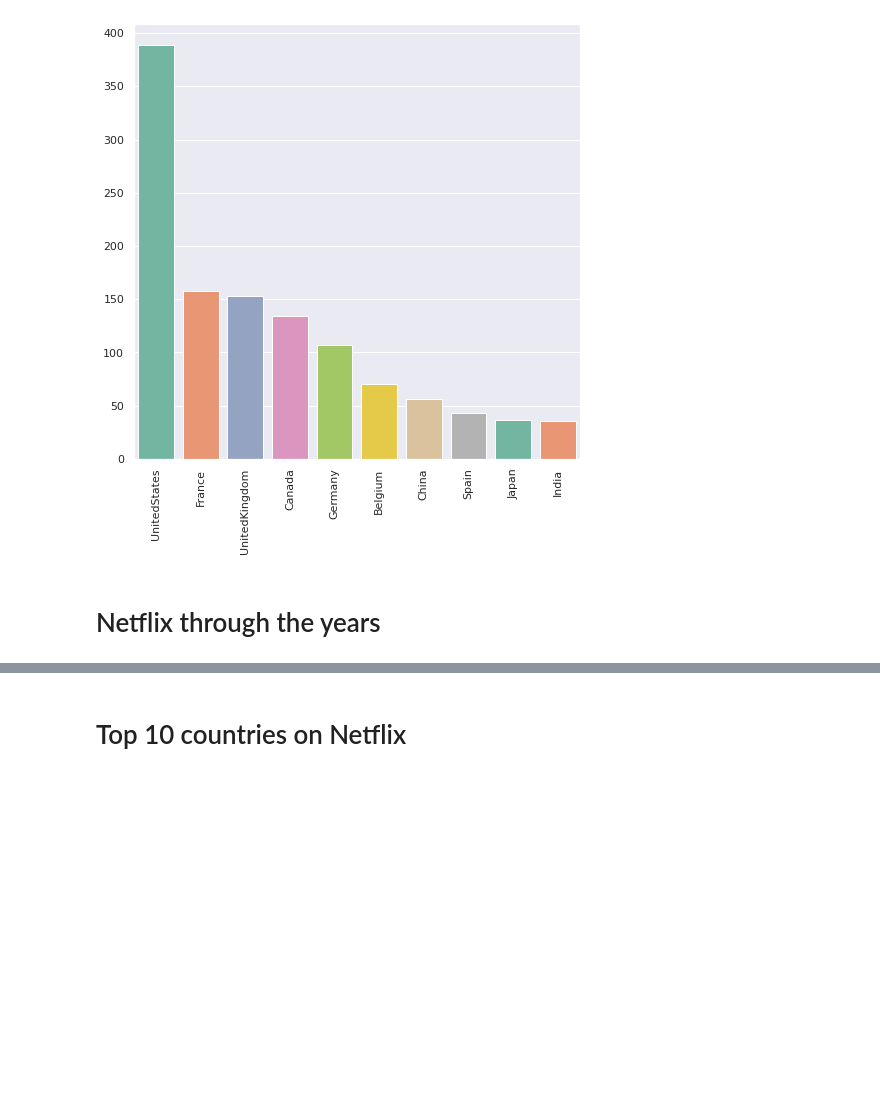
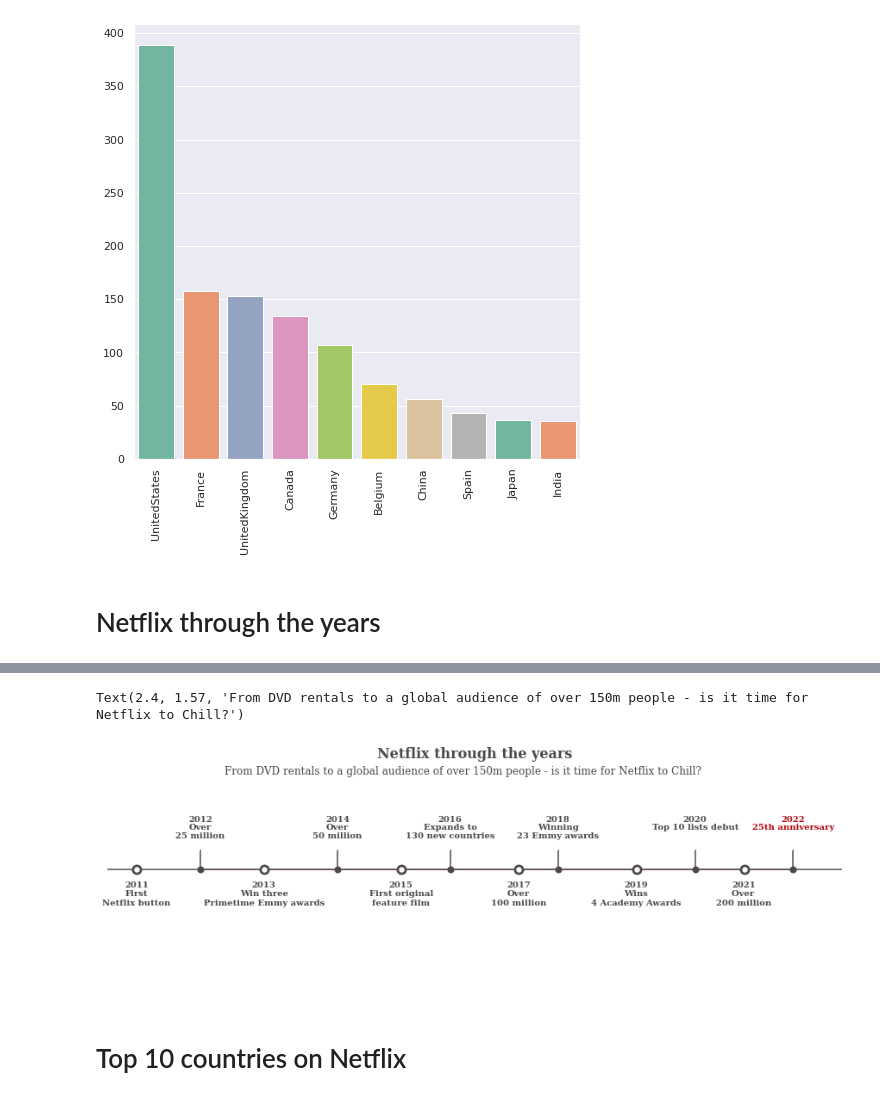
Before and after one commit to temple17/kagglepractice, a Jupyter notebook: Netflix_Movies_and_TV_Shows.ipynb, the cells around one changed output, grey strips where cells are left out. Drawn from its saved outputs; the diff is of its cells as text; code cells hidden in the pictures; blank space fills up the shorter version.

```diff
--- a/Netflix_Movies_and_TV_Shows.ipynb
+++ b/Netflix_Movies_and_TV_Shows.ipynb
@@ -245,3 +250,80 @@ plt.savefig('netflix_through_the_years.png', dpi=100)
+# %%
+# Timeline code from Subin An's awesome notebook
+# https://www.kaggle.com/subinium/awesome-visualization-with-titanic-dataset
+
+from datetime import datetime
+
+tl_dates = [
+    "2011\nFirst\nNetflix button",
+    "2013\nWin three\nPrimetime Emmy awards",
+    "2015\nFirst original\nfeature film",
+    "2017\nOver\n100 million",
+    "2019\nWins\n4 Academy Awards",
+    "2021\nOver \n200 million"
+]
+
+tl_x = [0.6, 3.2, 6.0, 8.4, 10.8, 13]
+
+tl_sub_x = [1.9, 4.7, 7.0, 9.2, 12, 14]
+
+tl_sub_times = [
+    "2012", "2014","2016", "2018", "2020", "2022"
+]
+
+tl_text = ["Over\n25 million", "Over\n50 million","Expands to\n130 new countries","Winning\n23 Emmy awards","Top 10 lists debut",
+    "25th anniversary"
+    ]
+
+fig, ax = plt.subplots(figsize=(12, 4), constrained_layout=True)
+ax.set_ylim(-2, 1.75)
+ax.set_xlim(0, 15)
+
+ax.axhline(0, xmin=0, c='#4a4a4a', zorder=1)
+
+ax.scatter(tl_x, np.zeros(len(tl_x)), s=120, c='#4a4a4a',zorder=2)
+ax.scatter(tl_x, np.zeros(len(tl_x)), s=30, c='#fafafa', zorder=3)
+
+ax.scatter(tl_sub_x, np.zeros(len(tl_sub_x)), s=50, c='#4a4a4a', zorder=4)
+
+for x, date in zip(tl_x, tl_dates):
+    ax.text(x, -0.2, date, ha='center', fontfamily='serif', fontweight='bold', va = 'top',
+            color='#4a4a4a',fontsize=10)
+
+levels = np.zeros(len(tl_sub_x))
+levels[::2] = 0.3
+levels[1::2] = 0.3
+
+markerline, stemline, baseline = ax.stem(tl_sub_x, levels, use_line_collection=True)
+plt.setp(baseline, zorder=0)
+plt.setp(markerline, marker=',', color='#4a4a4a')
+plt.setp(stemline, color='#4a4a4a')
+
+for idx, x, time, txt in zip(range(1, len(tl_sub_x)+1), tl_sub_x, tl_sub_times, tl_text):
+    ax.text(x, 0.89, time, ha='center', va = 'top',
+            fontfamily='serif', fontweight='bold',
+            color='#4a4a4a' if idx!=len(tl_sub_x) else '#b20710', fontsize=10)
+
+    ax.text(x, 0.76, txt, va='top',ha='center', fontweight='bold', fontsize=10,
+            fontfamily='serif', color='#4a4a4a' if idx!=len(tl_sub_x) else '#b20710')
+
+for spine in ['left', 'top', 'right', 'bottom']:
+    ax.spines[spine].set_visible(False)
+
+ax.set_xticks([])
+ax.set_yticks([])
+ax.set_facecolor('none')
+
+ax.set_title('Netflix through the years', fontweight='bold', fontfamily='serif', fontsize=16, color='#4a4a4a')
+ax.text(2.4, 1.57, "From DVD rentals to a global audience of over 150m people - is it time for Netflix to Chill?", fontfamily='serif',
+        fontsize=12, color='#4a4a4a')
+
+# images_dir = '/content/drive/MyDrive/kaggle/Netflix Movies and TV Shows'
+# plt.savefig(f"{images_dir}/netflix_history2.png", dpi=200)
+# from google.colab import files
+# files.download(f"{images_dir}/netflix_history2.png")
+# %% [output]
+Text(2.4, 1.57, 'From DVD rentals to a global audience of over 150m people - is it time for Netflix to Chill?')
+[figure, added]
 # %% [markdown]
 # Top 10 countries on Netflix
 # %%
```
Also changed, not shown: parts of 1 cell of this notebook.
